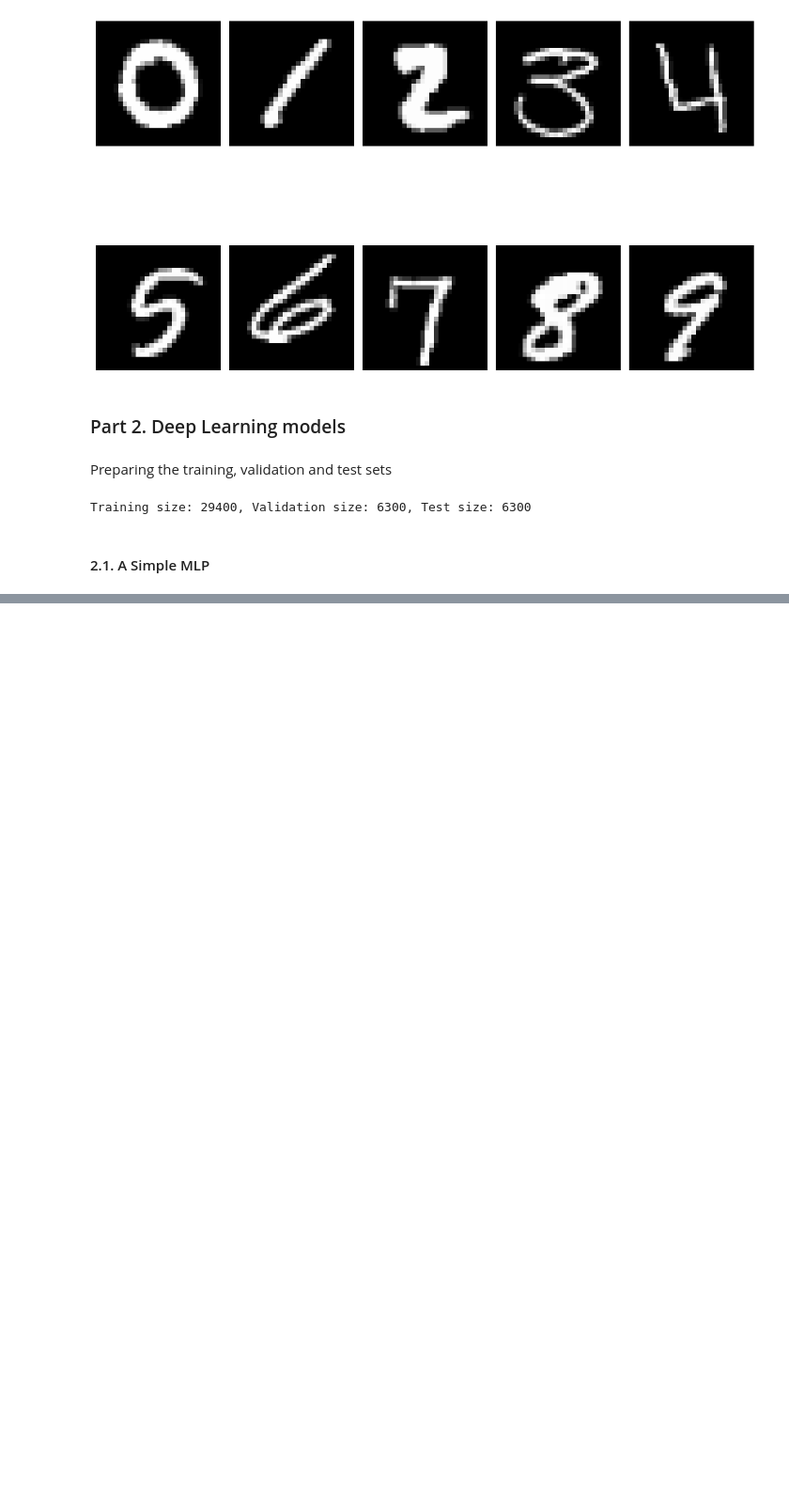
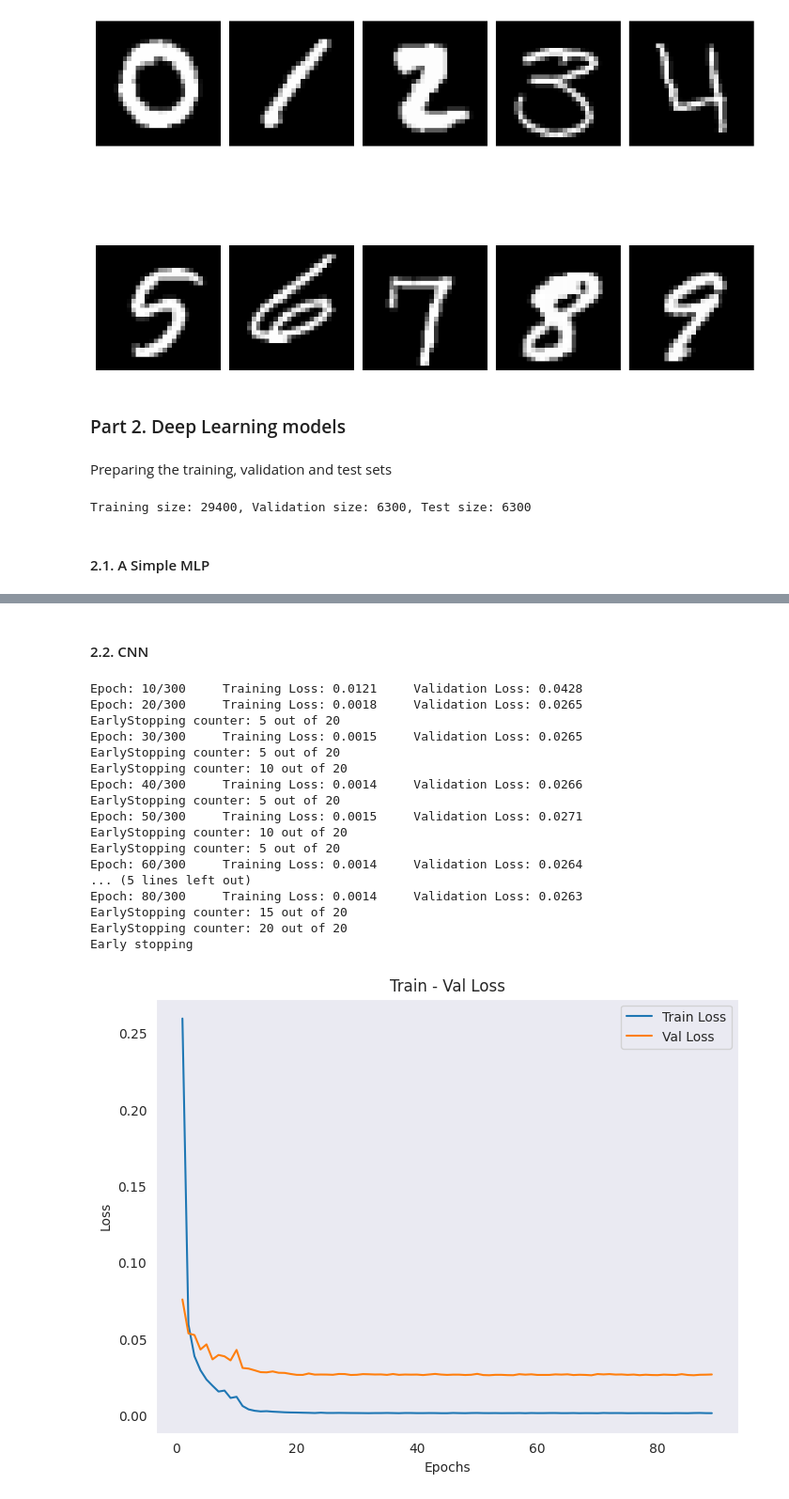
Before and after one commit to ChrisNick92/MnistDigitRecognizer, a Jupyter notebook: mainnotebook.ipynb, the cells around one changed output, grey strips where cells are left out. Shown: that part at 94% size. Drawn from its saved outputs; the diff is of its cells as text; code cells hidden in the pictures; blank space fills up the shorter version.

```diff
--- a/mainnotebook.ipynb
+++ b/mainnotebook.ipynb
@@ -123,0 +119,2 @@ weighted avg       0.98      0.98      0.98      6300
+# %% [markdown]
+#### 2.2. CNN
@@ -123,0 +123,31 @@ weighted avg       0.98      0.98      0.98      6300
+# %%
+train_dloader = DataLoader(cnn_dataset(X_train,y_train),
+                           batch_size=BATCH_SIZE, shuffle=True)
+test_dloader = DataLoader(cnn_dataset(X_test,y_test),batch_size=BATCH_SIZE)
+val_dloader = DataLoader(cnn_dataset(X_val, y_val), batch_size=BATCH_SIZE)
+# %%
+model = CNN(in_channels=1, out_channels=10).to(device)
+# %%
+training_loop(model, train_dloader, val_dloader, epochs=EPOCHS, lr = LR,
+              loss_fn=loss_fn, regularization="L2", reg_lambda=1e-4, mod_epochs=10,
+              early_stopping=True, verbose=False, patience=PATIENCE, title = "CNN Training",
+              scheduler_bool=True, model_name="model2")
+# %% [output]
+Epoch: 10/300     Training Loss: 0.0121     Validation Loss: 0.0428
+Epoch: 20/300     Training Loss: 0.0018     Validation Loss: 0.0265
+EarlyStopping counter: 5 out of 20
+Epoch: 30/300     Training Loss: 0.0015     Validation Loss: 0.0265
+EarlyStopping counter: 5 out of 20
+EarlyStopping counter: 10 out of 20
+Epoch: 40/300     Training Loss: 0.0014     Validation Loss: 0.0266
+EarlyStopping counter: 5 out of 20
+Epoch: 50/300     Training Loss: 0.0015     Validation Loss: 0.0271
+EarlyStopping counter: 10 out of 20
+EarlyStopping counter: 5 out of 20
+Epoch: 60/300     Training Loss: 0.0014     Validation Loss: 0.0264
+... (5 lines left out)
+Epoch: 80/300     Training Loss: 0.0014     Validation Loss: 0.0263
+EarlyStopping counter: 15 out of 20
+EarlyStopping counter: 20 out of 20
+Early stopping
+[figure, added]
```
Also changed, not shown: parts of 30 cells of this notebook.
